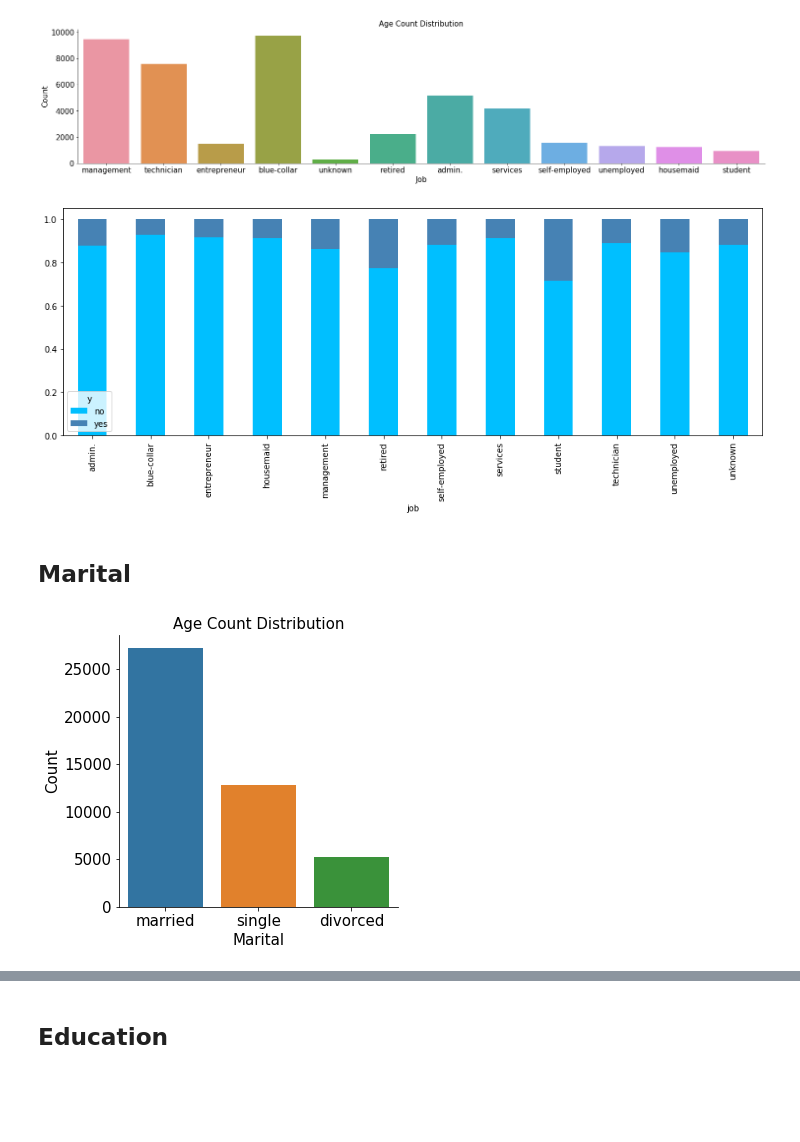
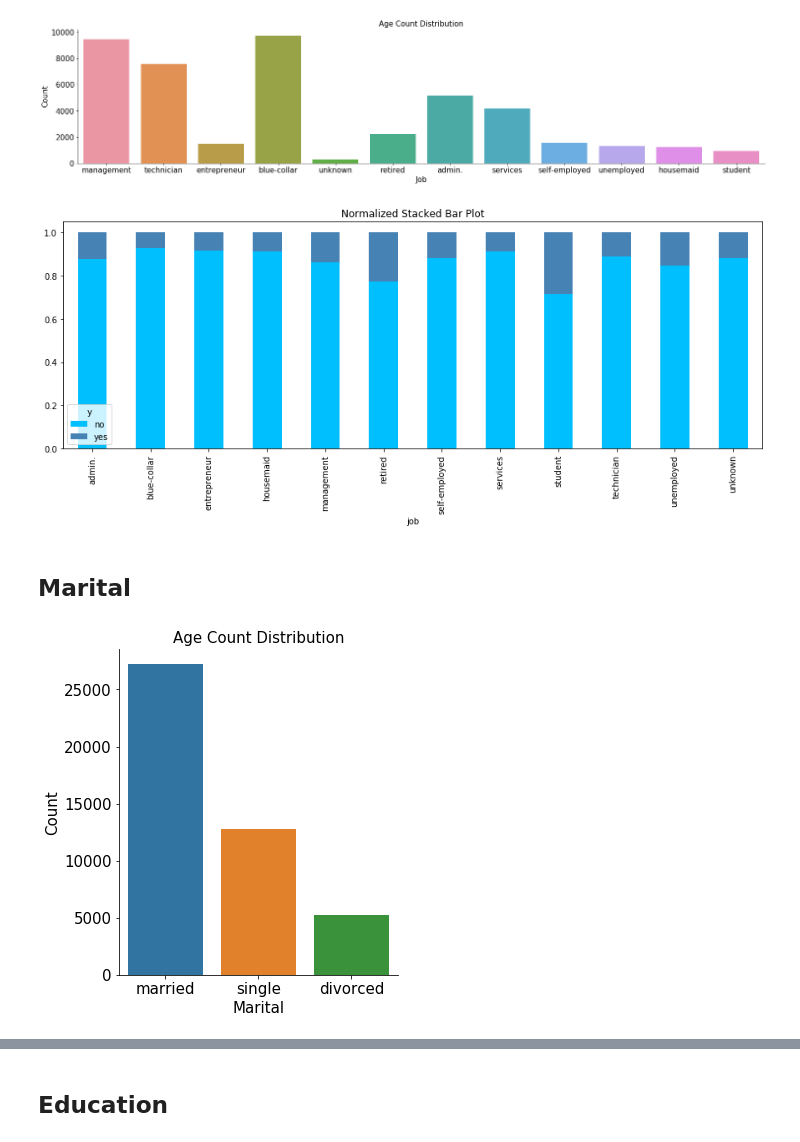
Before and after one commit to jyothirmayeen/springboard_capstone_project_bank_marketing, a Jupyter notebook: Bank_Marketing.ipynb, the cells around one changed output, grey strips where cells are left out. Drawn from its saved outputs; the diff is of its cells as text; code cells hidden in the pictures; blank space fills up the shorter version.

```diff
--- a/Bank_Marketing.ipynb
+++ b/Bank_Marketing.ipynb
@@ -8,5 +32,5 @@ import scipy.stats
 # %%
-data = pd.read_csv('../bank/bank-full.csv', delimiter = ';')
+data = pd.read_csv('bank/bank-full.csv', delimiter = ';')
 # %%
 data.head()
 # %% [output]
@@ -253,15 +278,16 @@ sns.despine()
 # %%
 _ = pd.crosstab(data.job, data.y)
 _.div(_.sum(1).astype(float), axis=0).plot(kind='bar', stacked=True, color=['deepskyblue','steelblue'],grid=False, figsize=(15, 5))
+plt.title('Normalized Stacked Bar Plot')
 plt.show()
 # %% [output]
-[figure, old version]
+[figure, new version]
 # %% [markdown]
 ## Marital
 # %%
 # What kind of 'marital clients' this bank have
 fig, ax = plt.subplots()
-fig.set_size_inches(5, 5)
+fig.set_size_inches(5, 6)
 sns.countplot(x = 'marital', data = data)
 ax.set_xlabel('Marital', fontsize=15)
 ax.set_ylabel('Count', fontsize=15)
@@ -269,7 +295,7 @@ ax.set_title('Age Count Distribution', fontsize=15)
 ax.tick_params(labelsize=15)
 sns.despine()
 # %% [output]
-[figure, old version]
+[figure, new version]
 # %%
 _ = pd.crosstab(data.marital, data.y)
 _.div(_.sum(1).astype(float), axis=0).plot(kind='bar', stacked=True, color=['deepskyblue','steelblue'],grid=False, figsize=(5, 6))
```
Also changed, not shown: parts of 66 cells of this notebook.
